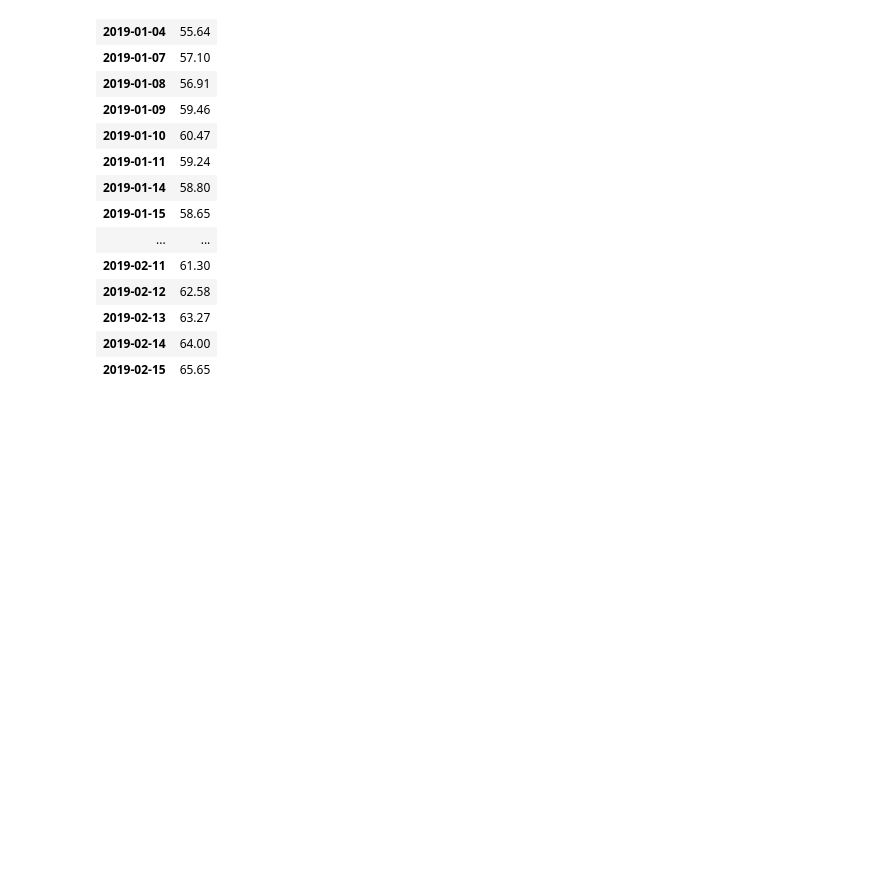
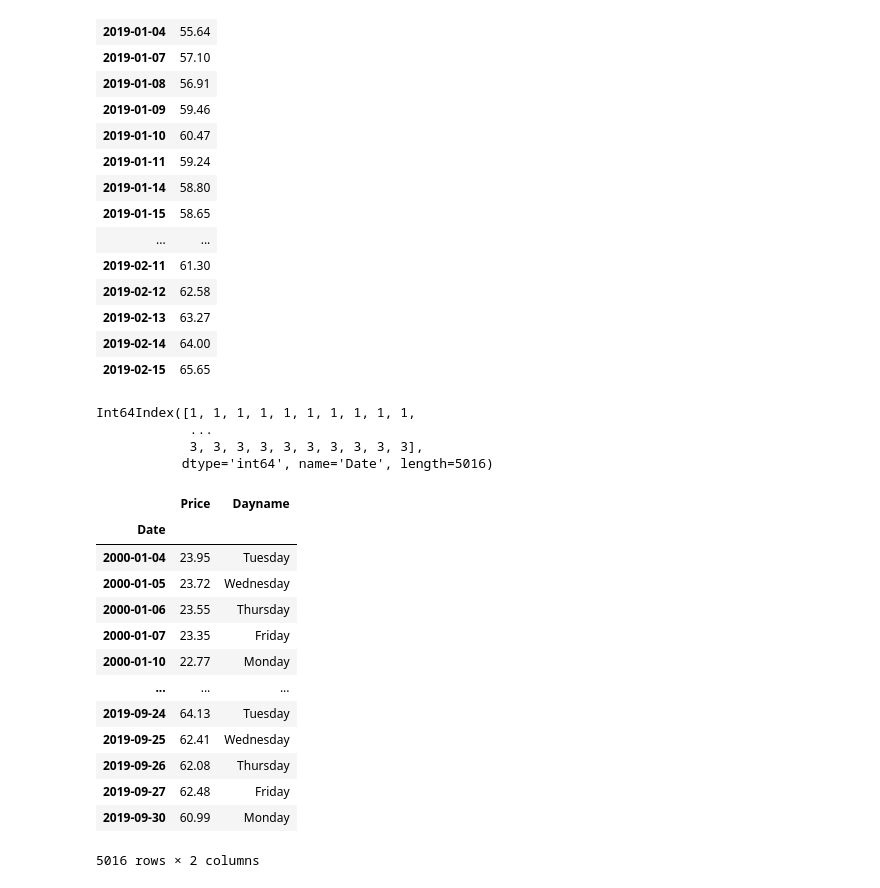
Before and after one commit to leozhao0709/python, a Jupyter notebook: pandas_bootcamp/Time And Date.ipynb, the cells around one changed output. Drawn from its saved outputs; the diff is of its cells as text; code cells hidden in the pictures; blank space fills up the shorter version.

```diff
--- a/pandas_bootcamp/Time And Date.ipynb
+++ b/pandas_bootcamp/Time And Date.ipynb
@@ -94,3 +94,10 @@ brent.loc['2019-01': '2019-02-15']
 | 2019-02-13 | 63.27 |
 | 2019-02-14 | 64.00 |
 | 2019-02-15 | 65.65 |
+# %%
+brent.index.quarter
+# %% [output]
+Int64Index([1, 1, 1, 1, 1, 1, 1, 1, 1, 1,
+            ...
+            3, 3, 3, 3, 3, 3, 3, 3, 3, 3],
+           dtype='int64', name='Date', length=5016)
@@ -96,0 +106,17 @@ brent.loc['2019-01': '2019-02-15']
+# %%
+brent
+# %% [output]
+|  | Price | Dayname |
+| Date |  |  |
+| 2000-01-04 | 23.95 | Tuesday |
+| 2000-01-05 | 23.72 | Wednesday |
+| 2000-01-06 | 23.55 | Thursday |
+| 2000-01-07 | 23.35 | Friday |
+| 2000-01-10 | 22.77 | Monday |
+| ... | ... | ... |
+| 2019-09-24 | 64.13 | Tuesday |
+| 2019-09-25 | 62.41 | Wednesday |
+| 2019-09-26 | 62.08 | Thursday |
+| 2019-09-27 | 62.48 | Friday |
+| 2019-09-30 | 60.99 | Monday |
+5016 rows × 2 columns
```
Also changed, not shown: parts of 20 cells of this notebook, 1 other file.
